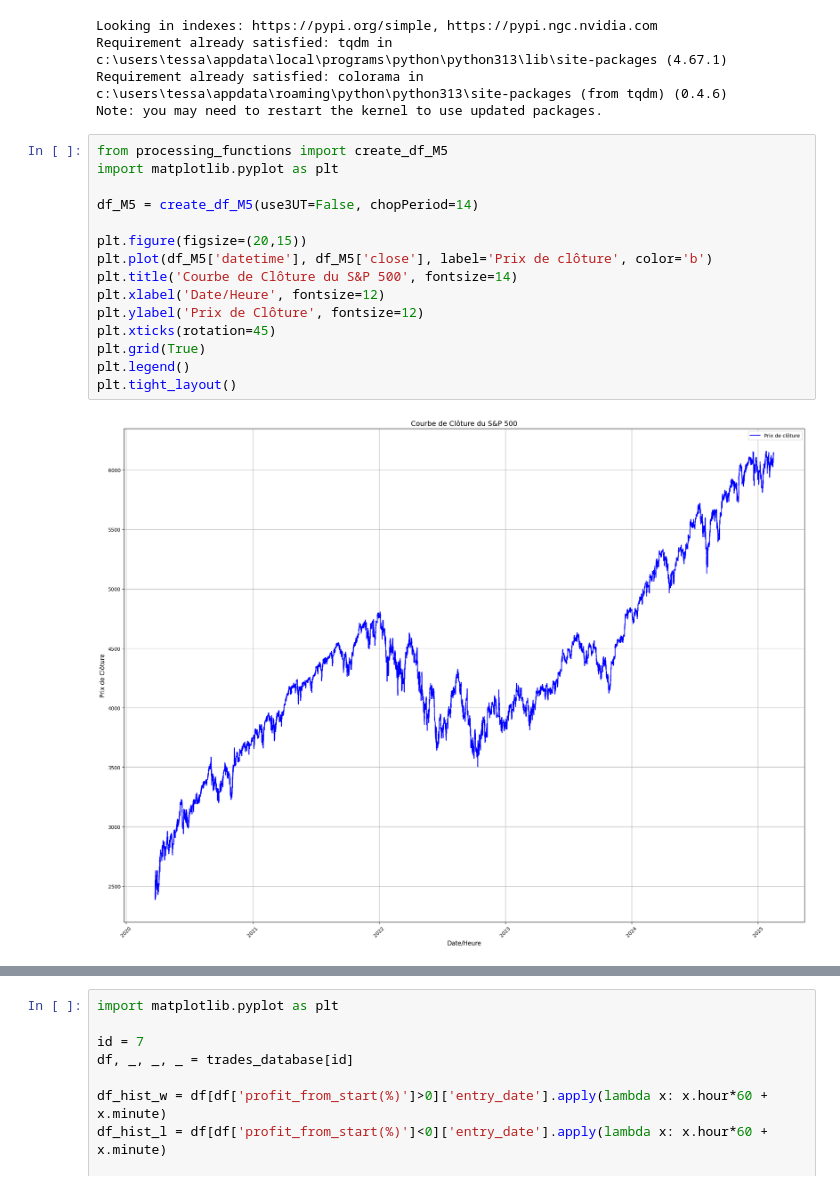
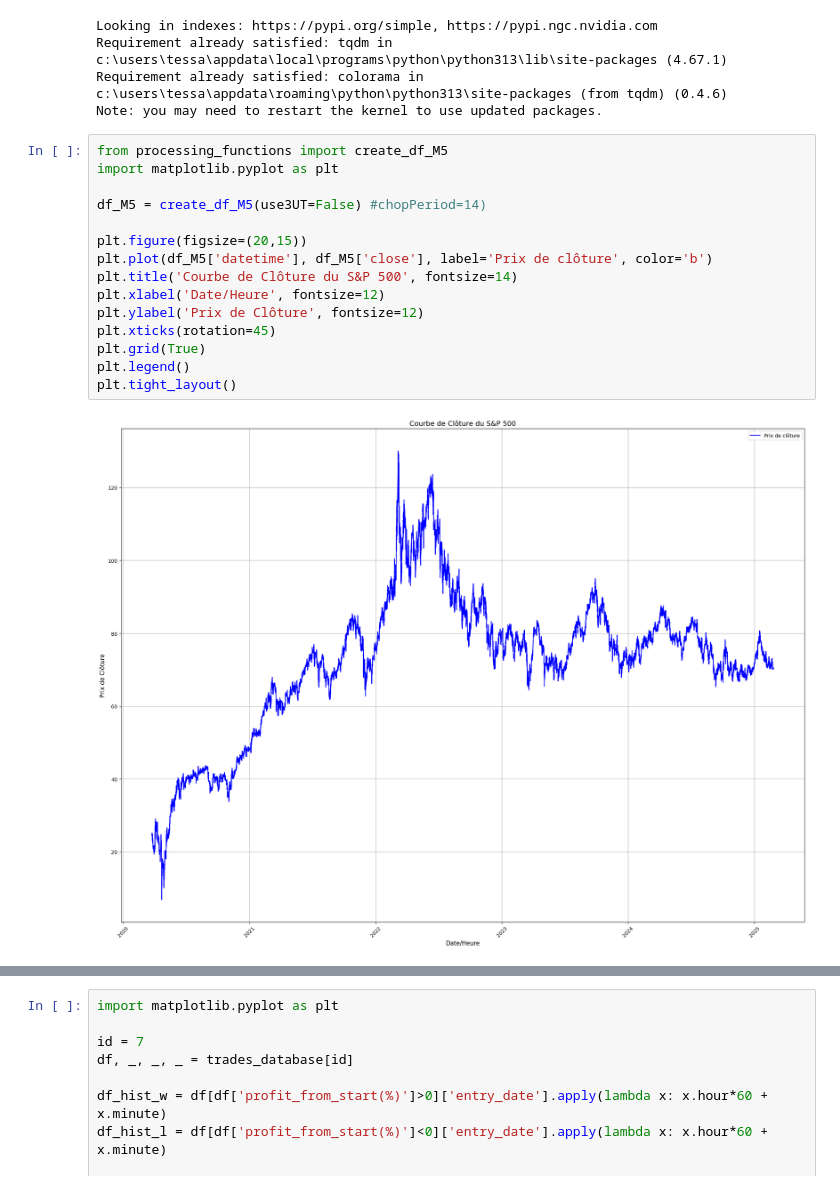
Before and after one commit to tessanix/Backtest_Trading, a Jupyter notebook: strategies_backtest.ipynb, the cells around one changed output, grey strips where cells are left out. Cells and saved outputs as stored; diff of their text form.

```diff
--- a/strategies_backtest.ipynb
+++ b/strategies_backtest.ipynb
@@ -8,17 +8,17 @@ Note: you may need to restart the kernel to use updated packages.
 # %%
 from processing_functions import create_df_M5
 import matplotlib.pyplot as plt
 
-df_M5 = create_df_M5(use3UT=False, chopPeriod=14)
+df_M5 = create_df_M5(use3UT=False) #chopPeriod=14)
 
 plt.figure(figsize=(20,15))
 plt.plot(df_M5['datetime'], df_M5['close'], label='Prix de clôture', color='b')
 plt.title('Courbe de Clôture du S&P 500', fontsize=14)
 plt.xlabel('Date/Heure', fontsize=12)
 plt.ylabel('Prix de Clôture', fontsize=12)
 plt.xticks(rotation=45)
 plt.grid(True)
 plt.legend()
 plt.tight_layout()
 # %% [output]
-[figure, old version]
+[figure, new version]
```
Also changed, not shown: parts of 12 cells of this notebook, 19 other files.
